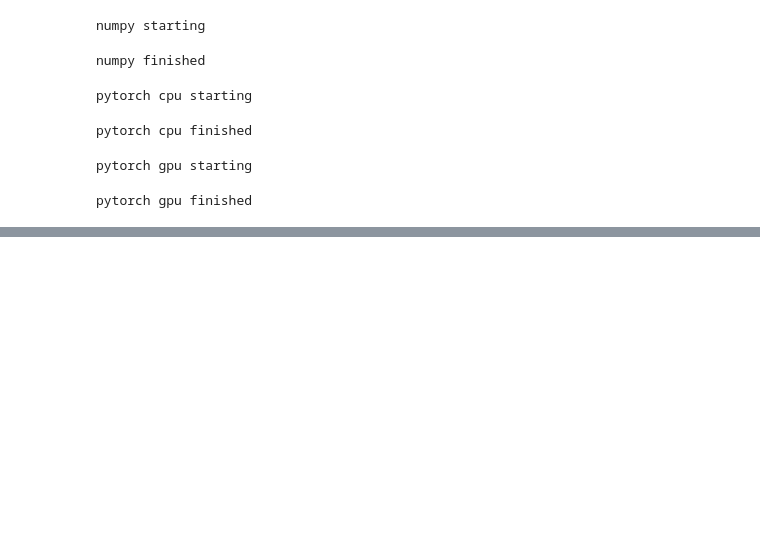
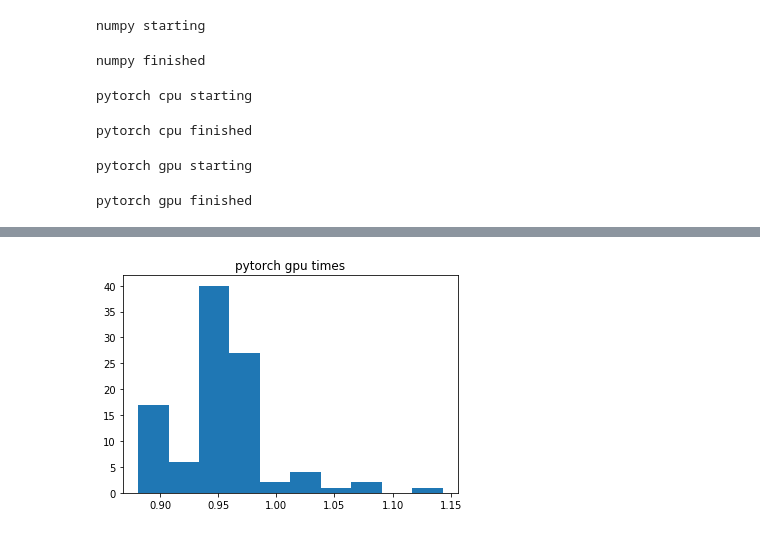
Before and after one commit to rkingery/self_selecting_neural_nets, a Jupyter notebook: perf/ss_ipynb.ipynb, the cells around one changed output, grey strips where cells are left out. Cells and saved outputs as stored; diff of their text form; code cells hidden in the pictures; blank space fills up the shorter version.

```diff
--- a/perf/ss_ipynb.ipynb
+++ b/perf/ss_ipynb.ipynb
@@ -263,0 +247,6 @@ incarnation: 9523508066745545685
+# %%
+plt.hist(times_pt_gpu)
+plt.title('pytorch gpu times')
+plt.show()
+# %% [output]
+[figure, added]
```
Also changed, not shown: parts of 10 cells of this notebook.
